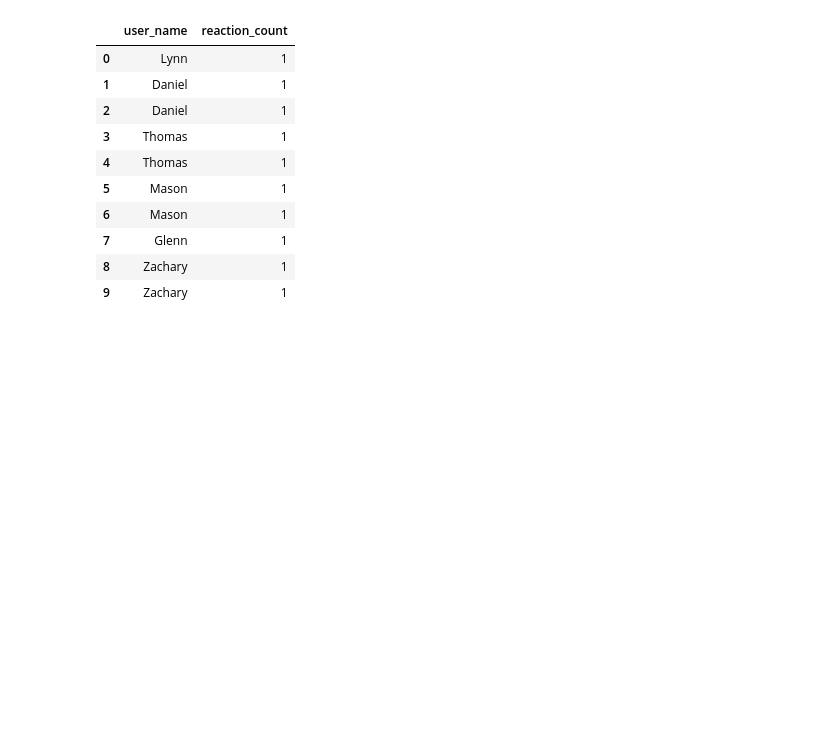
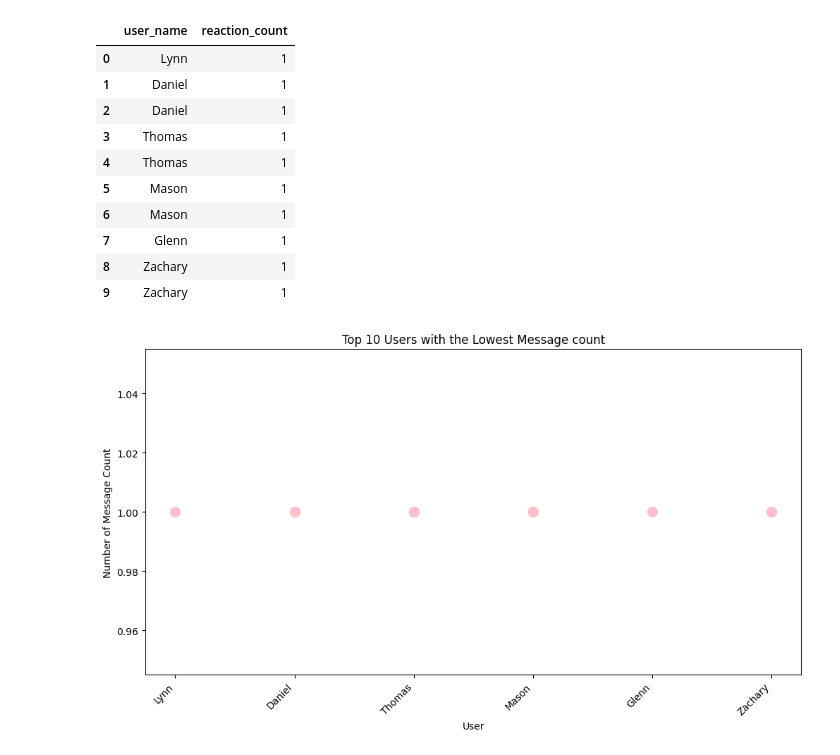
Before and after one commit to Azizadx/nasrallah-week0_10academy, a Jupyter notebook: notebooks/parse_slack_data.ipynb, the cells around one changed output. Cells and saved outputs as stored; diff of their text form; code cells hidden in the pictures; blank space fills up the shorter version.

```diff
--- a/notebooks/parse_slack_data.ipynb
+++ b/notebooks/parse_slack_data.ipynb
@@ -570,7 +592,6 @@ users_with_highest_reactions(dframe_rection)
 # %%
-#users with bottom 10 reaction count
 def users_with_lowest_reactions(data: pd.DataFrame):
-    users = data.sort_values(by='reaction_count').head(10)
+    users = data.sort_values(by='reaction_count', ascending=True).head(10)
     users_reactions = users[['user_id', 'reaction_count']]
     merged = users_reactions.merge(user_names_df, on='user_id',how='inner')
     return merged[['user_name', 'reaction_count']]
@@ -588,6 +609,20 @@ users_with_lowest_reactions(dframe_rection)
 | 7 | Glenn | 1 |
 | 8 | Zachary | 1 |
 | 9 | Zachary | 1 |
+# %%
+def plot_bottom_users_with_reaction_counts(data: pd.DataFrame, top_n=10):
+    bottom_users = users_with_lowest_reactions(data)
+    plt.figure(figsize=(12, 6))
+    plt.scatter(bottom_users['user_name'], bottom_users['reaction_count'], color='pink', s=100)
+    plt.title(f'Top {top_n} Users with the Lowest Message count')
+    plt.xlabel('User')
+    plt.ylabel('Number of Message Count')
+    plt.xticks(rotation=45, ha='right')
+    plt.show()
+# %%
+plot_bottom_users_with_reaction_counts(dframe_rection)
+# %% [output]
+[figure, added]
 # %%
 def message_with_replies(data: pd.DataFrame):
     df = data.sort_values(by='reply_count', ascending=False)
```
Also changed, not shown: parts of 4 cells of this notebook, 1 other file.
